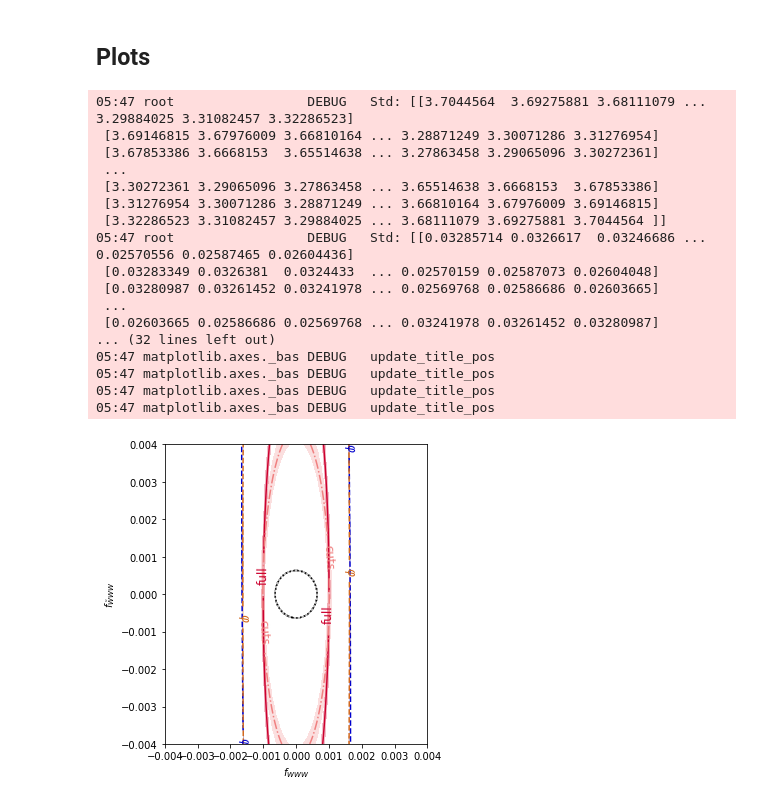
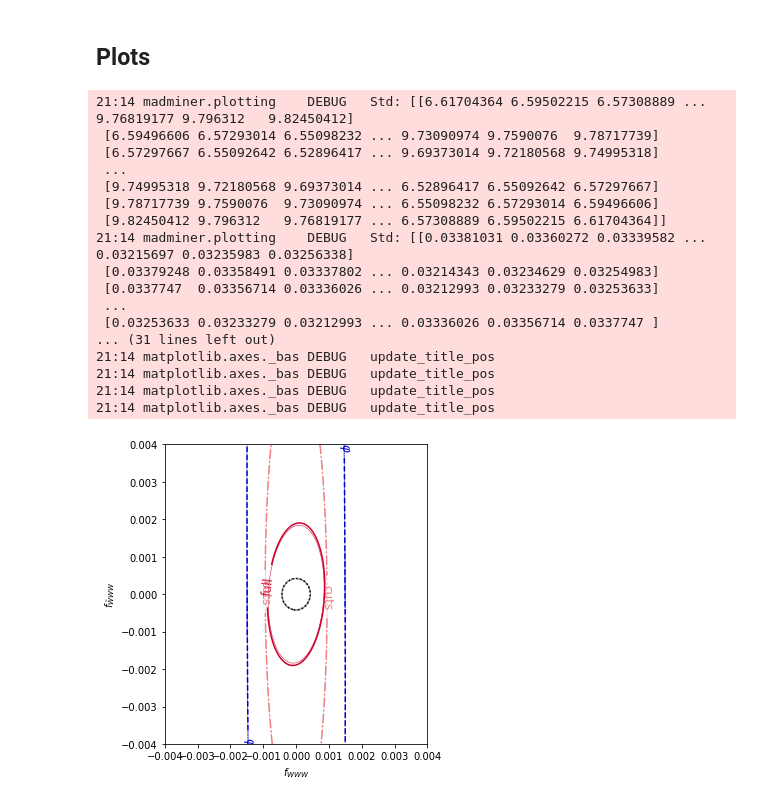
Before and after one commit to dlvp/diboson_mining, a Jupyter notebook: notebooks/wgamma/08_plot_fisher_information.ipynb, the cells around one changed output. Cells and saved outputs as stored; diff of their text form; code cells hidden in the pictures.

Commit message:
New results for Fisher contours and (not normalized) distributions

```diff
--- a/notebooks/wgamma/08_plot_fisher_information.ipynb
+++ b/notebooks/wgamma/08_plot_fisher_information.ipynb
@@ -22,16 +22,16 @@ logging.basicConfig(format='%(asctime)-5.5s %(name)-20.20s %(levelname)-7.7s %(m
 base_dir = '/Users/johannbrehmer/work/projects/madminer/diboson_mining/'
 mg_dir = '/Users/johannbrehmer/work/projects/madminer/MG5_aMC_v2_6_2/'
 # %%
-sample_dir = base_dir + 'data/samples/wgamma/'
+sample_dir = base_dir + 'data/samples/wgamma_sys/'
 card_dir = base_dir + 'cards/wgamma/'
 ufo_model_dir = card_dir + 'SMWgamma_UFO'
 run_card_dir = card_dir + 'run_cards/'
-mg_process_dir = base_dir + 'data/mg_processes/wgamma/'
+mg_process_dir = base_dir + 'data/mg_processes/wgamma_sys/'
 log_dir = base_dir + 'logs/wgamma/'
 temp_dir = base_dir + 'data/temp'
 delphes_dir = mg_dir + 'Delphes'
-model_dir = base_dir + 'data/models/wgamma/'
-result_dir = base_dir + 'data/results/wgamma/'
+model_dir = base_dir + 'data/models/wgamma_sys/'
+result_dir = base_dir + 'data/results/wgamma_sys/'
 # %% [markdown]
 ## Load Fisher information results
 # %%
@@ -84,10 +83,14 @@ def load_data(ml_prefix = '', profiled=True):
 
     return infos, covs, labels, colors, lss
 # %%
-infos, covs, labels, colors, lss = load_data('')
+infos_profiled, covs_profiled, _, _, _ = load_data('', profiled=True)
+infos, covs, labels, colors, lss = load_data('', profiled=False)
 
-for i, (label, info, cov) in enumerate(zip(labels,infos, covs)):
+for i, (label, info, info_prof) in enumerate(zip(labels, infos, infos_profiled)):
     print(
-        '{:2} {:10.10s}  I_00 = {:7.0f} +/- {:7.0f}\n               I_11 = {:7.0f} +/- {:7.0f}'.format(i, label, info[0,0], cov[0,0,0,0]**0.5, info[1,1], cov[1,1,1,1]**0.5)
+        '{:2} {:10.10s}  I_00 = {:7.0f} (projected) / {:7.0f} (profiled)'.format(i, label, info[0,0], info_prof[0,0])
     )
+    print(
+        '               I_11 = {:7.0f} (projected) / {:7.0f} (profiled)'.format(info[1,1], info_prof[1,1])
+    )
 # %% [output]
@@ -112,7 +115,8 @@ for i, (label, info, cov) in enumerate(zip(labels,infos, covs)):
 ## Plotting function
 # %%
 def make_plot(ml_prefix = '', indices=None, xmax=0.004):
-    infos, covs, labels, colors, lss = load_data(ml_prefix)
+    infos, covs, labels, colors, lss = load_data(ml_prefix, profiled=True)
+    infos_projected, _, _, _, _ = load_data(ml_prefix, profiled=False)
 
     if indices is not None:
         infos = [infos[i] for i in indices]
@@ -120,44 +124,49 @@ def make_plot(ml_prefix = '', indices=None, xmax=0.004):
         labels = [labels[i] for i in indices]
         colors = [colors[i] for i in indices]
         lss = [lss[i] for i in indices]
+        infos_projected = [infos_projected[i] for i in indices]
+
+    infos_projected = [info[:2, :2] for info in infos_projected]
 
     fig = plot_fisher_information_contours_2d(
-        fisher_information_matrices=infos,
-        fisher_information_covariances=covs,
+        fisher_information_matrices=infos_projected + infos,
+        fisher_information_covariances=[None for _ in infos_projected] + covs,
         contour_distance=1.,
         xrange=(-xmax,xmax),
         yrange=(-xmax,xmax),
         xlabel=r'$f_{WWW}$',
         ylabel=r'$f_{\tilde{W}WW}$',
-        linestyles=lss,
-        colors=colors,
+        linestyles=lss + lss,
+        linewidths=[0.5 for _ in infos_projected] + [1.5 for _ in infos],
+        colors=colors + colors,
+        alphas=[1. for _ in infos_projected] + [1. for _ in infos],
         resolution=600,
-        inline_labels=labels
+        inline_labels=[None for _ in infos_projected] + labels
     )
 
     return fig
 # %% [markdown]
 ## Plots
 # %%
-fig = make_plot('', xmax=0.004, indices=[0,2,8,11,13])
+fig = make_plot('', xmax=0.004, indices=[0,2,8,11])
 
 plt.savefig("../../figures/wgamma/information_wgamma.pdf")
 # %% [output]
-05:47 root                 DEBUG   Std: [[3.7044564  3.69275881 3.68111079 ... 3.29884025 3.31082457 3.32286523]
- [3.69146815 3.67976009 3.66810164 ... 3.28871249 3.30071286 3.31276954]
- [3.67853386 3.6668153  3.65514638 ... 3.27863458 3.29065096 3.30272361]
+21:14 madminer.plotting    DEBUG   Std: [[6.61704364 6.59502215 6.57308889 ... 9.76819177 9.796312   9.82450412]
+ [6.59496606 6.57293014 6.55098232 ... 9.73090974 9.7590076  9.78717739]
+ [6.57297667 6.55092642 6.52896417 ... 9.69373014 9.72180568 9.74995318]
  ...
- [3.30272361 3.29065096 3.27863458 ... 3.65514638 3.6668153  3.67853386]
- [3.31276954 3.30071286 3.28871249 ... 3.66810164 3.67976009 3.69146815]
- [3.32286523 3.31082457 3.29884025 ... 3.68111079 3.69275881 3.7044564 ]]
-05:47 root                 DEBUG   Std: [[0.03285714 0.0326617  0.03246686 ... 0.02570556 0.02587465 0.02604436]
- [0.03283349 0.0326381  0.0324433  ... 0.02570159 0.02587073 0.02604048]
- [0.03280987 0.03261452 0.03241978 ... 0.02569768 0.02586686 0.02603665]
+ [9.74995318 9.72180568 9.69373014 ... 6.52896417 6.55092642 6.57297667]
+ [9.78717739 9.7590076  9.73090974 ... 6.55098232 6.57293014 6.59496606]
+ [9.82450412 9.796312   9.76819177 ... 6.57308889 6.59502215 6.61704364]]
+21:14 madminer.plotting    DEBUG   Std: [[0.03381031 0.03360272 0.03339582 ... 0.03215697 0.03235983 0.03256338]
+ [0.03379248 0.03358491 0.03337802 ... 0.03214343 0.03234629 0.03254983]
+ [0.0337747  0.03356714 0.03336026 ... 0.03212993 0.03233279 0.03253633]
  ...
- [0.02603665 0.02586686 0.02569768 ... 0.03241978 0.03261452 0.03280987]
-... (32 lines left out)
-05:47 matplotlib.axes._bas DEBUG   update_title_pos
-05:47 matplotlib.axes._bas DEBUG   update_title_pos
-05:47 matplotlib.axes._bas DEBUG   update_title_pos
-05:47 matplotlib.axes._bas DEBUG   update_title_pos
+ [0.03253633 0.03233279 0.03212993 ... 0.03336026 0.03356714 0.0337747 ]
+... (31 lines left out)
+21:14 matplotlib.axes._bas DEBUG   update_title_pos
+21:14 matplotlib.axes._bas DEBUG   update_title_pos
+21:14 matplotlib.axes._bas DEBUG   update_title_pos
+21:14 matplotlib.axes._bas DEBUG   update_title_pos
-[figure, old version]
+[figure, new version]
```
Also changed, not shown: parts of 4 cells of this notebook, 6 other files.
